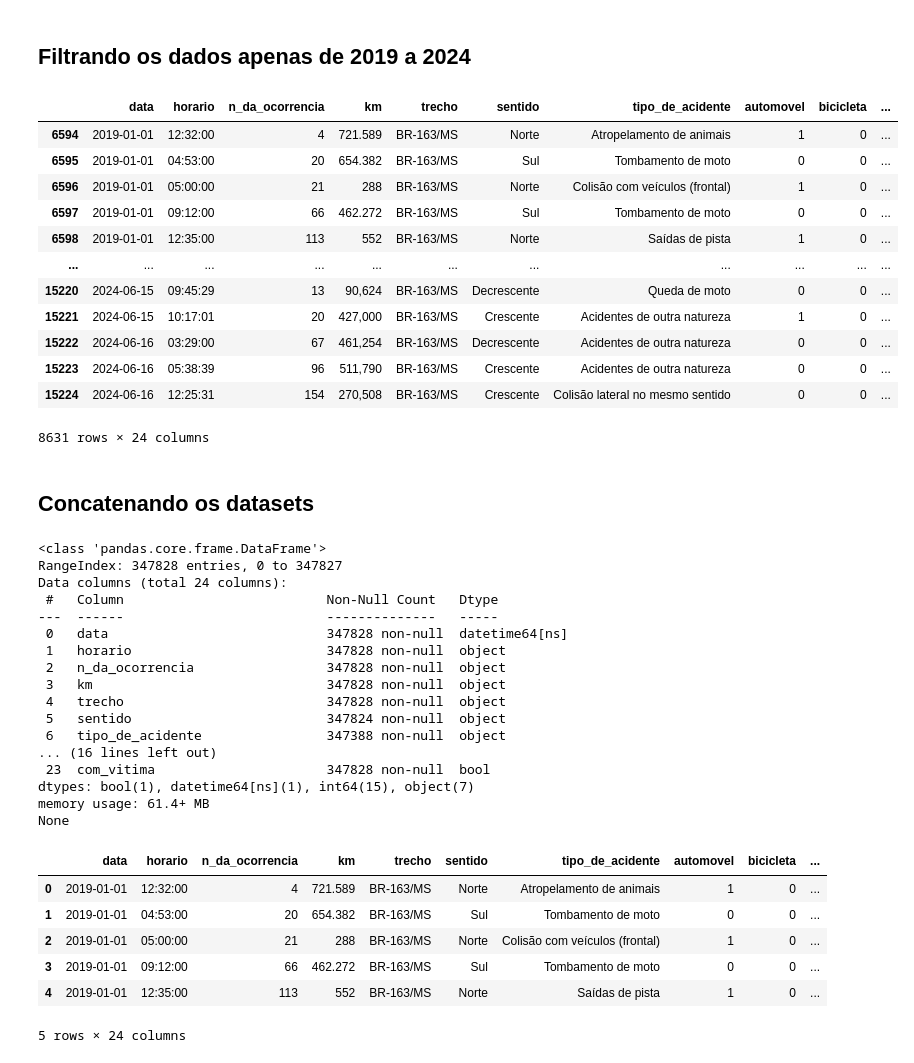
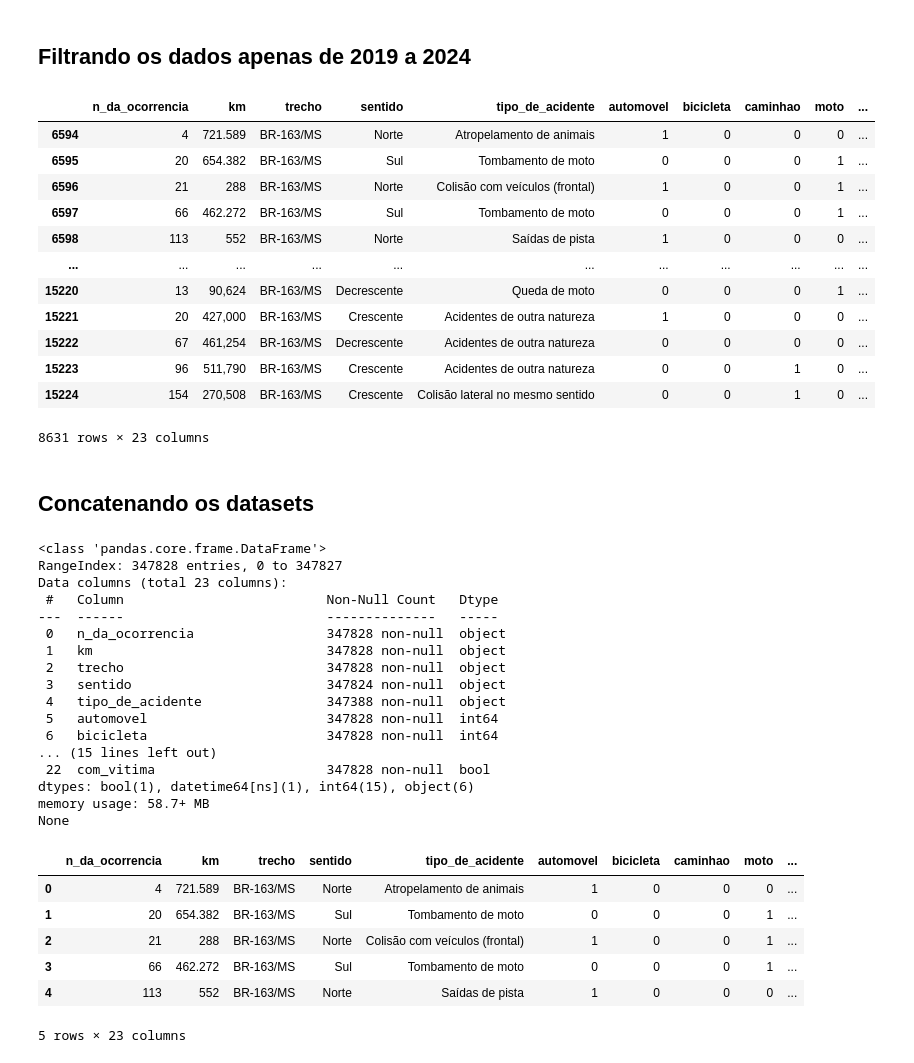
Before and after one commit to GuiBatalhoti/Dados_ANTT, a Jupyter notebook: acidentes.ipynb, the cells around one changed output. Drawn from its saved outputs; the diff is of its cells as text; code cells hidden in the pictures.

```diff
--- a/acidentes.ipynb
+++ b/acidentes.ipynb
@@ -52,29 +53,30 @@ dfs
 # %%
 # datas para datetime
 new_dfs = []
 for key, df in dfs.items():
     df['concessionaria'] = key
     df['data'] = pd.to_datetime(df['data'], format='%d/%m/%Y')
+    df['data_hora'] = pd.to_datetime(df['data'].astype(str) + ' ' + df['horario'], format='%Y-%m-%d %H:%M:%S')
     df['com_vitima'] = True if df['tipo_de_ocorrencia'].str.contains('com').any() else False
-    df.drop(columns=['tipo_de_ocorrencia'], inplace=True)
-    df = df[df['data'].dt.year >= 2019]
+    df.drop(columns=['tipo_de_ocorrencia','data','horario'], inplace=True)
+    df = df[df['data_hora'].dt.year >= 2019]
     new_dfs.append(df)
 
 new_dfs[0]
 # %% [output]
-|  | data | horario | n_da_ocorrencia | km | trecho | sentido | tipo_de_acidente | automovel | bicicleta | ... |
-| 6594 | 2019-01-01 | 12:32:00 | 4 | 721.589 | BR-163/MS | Norte | Atropelamento de animais | 1 | 0 | ... |
-| 6595 | 2019-01-01 | 04:53:00 | 20 | 654.382 | BR-163/MS | Sul | Tombamento de moto | 0 | 0 | ... |
-| 6596 | 2019-01-01 | 05:00:00 | 21 | 288 | BR-163/MS | Norte | Colisão com veículos (frontal) | 1 | 0 | ... |
-| 6597 | 2019-01-01 | 09:12:00 | 66 | 462.272 | BR-163/MS | Sul | Tombamento de moto | 0 | 0 | ... |
-| 6598 | 2019-01-01 | 12:35:00 | 113 | 552 | BR-163/MS | Norte | Saídas de pista | 1 | 0 | ... |
+|  | n_da_ocorrencia | km | trecho | sentido | tipo_de_acidente | automovel | bicicleta | caminhao | moto | ... |
+| 6594 | 4 | 721.589 | BR-163/MS | Norte | Atropelamento de animais | 1 | 0 | 0 | 0 | ... |
+| 6595 | 20 | 654.382 | BR-163/MS | Sul | Tombamento de moto | 0 | 0 | 0 | 1 | ... |
+| 6596 | 21 | 288 | BR-163/MS | Norte | Colisão com veículos (frontal) | 1 | 0 | 0 | 1 | ... |
+| 6597 | 66 | 462.272 | BR-163/MS | Sul | Tombamento de moto | 0 | 0 | 0 | 1 | ... |
+| 6598 | 113 | 552 | BR-163/MS | Norte | Saídas de pista | 1 | 0 | 0 | 0 | ... |
 | ... | ... | ... | ... | ... | ... | ... | ... | ... | ... | ... |
-| 15220 | 2024-06-15 | 09:45:29 | 13 | 90,624 | BR-163/MS | Decrescente | Queda de moto | 0 | 0 | ... |
-| 15221 | 2024-06-15 | 10:17:01 | 20 | 427,000 | BR-163/MS | Crescente | Acidentes de outra natureza | 1 | 0 | ... |
-| 15222 | 2024-06-16 | 03:29:00 | 67 | 461,254 | BR-163/MS | Decrescente | Acidentes de outra natureza | 0 | 0 | ... |
-| 15223 | 2024-06-16 | 05:38:39 | 96 | 511,790 | BR-163/MS | Crescente | Acidentes de outra natureza | 0 | 0 | ... |
-| 15224 | 2024-06-16 | 12:25:31 | 154 | 270,508 | BR-163/MS | Crescente | Colisão lateral no mesmo sentido | 0 | 0 | ... |
+| 15220 | 13 | 90,624 | BR-163/MS | Decrescente | Queda de moto | 0 | 0 | 0 | 1 | ... |
+| 15221 | 20 | 427,000 | BR-163/MS | Crescente | Acidentes de outra natureza | 1 | 0 | 0 | 0 | ... |
+| 15222 | 67 | 461,254 | BR-163/MS | Decrescente | Acidentes de outra natureza | 0 | 0 | 0 | 0 | ... |
+| 15223 | 96 | 511,790 | BR-163/MS | Crescente | Acidentes de outra natureza | 0 | 0 | 1 | 0 | ... |
+| 15224 | 154 | 270,508 | BR-163/MS | Crescente | Colisão lateral no mesmo sentido | 0 | 0 | 1 | 0 | ... |
-8631 rows × 24 columns
+8631 rows × 23 columns
 # %% [markdown]
 ## Concatenando os datasets
 # %%
@@ -85,28 +87,28 @@ df_final.head()
 # %% [output]
 <class 'pandas.core.frame.DataFrame'>
 RangeIndex: 347828 entries, 0 to 347827
-Data columns (total 24 columns):
+Data columns (total 23 columns):
  #   Column                          Non-Null Count   Dtype
 ---  ------                          --------------   -----
- 0   data                            347828 non-null  datetime64[ns]
- 1   horario                         347828 non-null  object
- 2   n_da_ocorrencia                 347828 non-null  object
- 3   km                              347828 non-null  object
- 4   trecho                          347828 non-null  object
- 5   sentido                         347824 non-null  object
- 6   tipo_de_acidente                347388 non-null  object
-... (16 lines left out)
- 23  com_vitima                      347828 non-null  bool
-dtypes: bool(1), datetime64[ns](1), int64(15), object(7)
-memory usage: 61.4+ MB
+ 0   n_da_ocorrencia                 347828 non-null  object
+ 1   km                              347828 non-null  object
+ 2   trecho                          347828 non-null  object
+ 3   sentido                         347824 non-null  object
+ 4   tipo_de_acidente                347388 non-null  object
+ 5   automovel                       347828 non-null  int64
+ 6   bicicleta                       347828 non-null  int64
+... (15 lines left out)
+ 22  com_vitima                      347828 non-null  bool
+dtypes: bool(1), datetime64[ns](1), int64(15), object(6)
+memory usage: 58.7+ MB
 None
-|  | data | horario | n_da_ocorrencia | km | trecho | sentido | tipo_de_acidente | automovel | bicicleta | ... |
-| 0 | 2019-01-01 | 12:32:00 | 4 | 721.589 | BR-163/MS | Norte | Atropelamento de animais | 1 | 0 | ... |
-| 1 | 2019-01-01 | 04:53:00 | 20 | 654.382 | BR-163/MS | Sul | Tombamento de moto | 0 | 0 | ... |
-| 2 | 2019-01-01 | 05:00:00 | 21 | 288 | BR-163/MS | Norte | Colisão com veículos (frontal) | 1 | 0 | ... |
-| 3 | 2019-01-01 | 09:12:00 | 66 | 462.272 | BR-163/MS | Sul | Tombamento de moto | 0 | 0 | ... |
-| 4 | 2019-01-01 | 12:35:00 | 113 | 552 | BR-163/MS | Norte | Saídas de pista | 1 | 0 | ... |
+|  | n_da_ocorrencia | km | trecho | sentido | tipo_de_acidente | automovel | bicicleta | caminhao | moto | ... |
+| 0 | 4 | 721.589 | BR-163/MS | Norte | Atropelamento de animais | 1 | 0 | 0 | 0 | ... |
+| 1 | 20 | 654.382 | BR-163/MS | Sul | Tombamento de moto | 0 | 0 | 0 | 1 | ... |
+| 2 | 21 | 288 | BR-163/MS | Norte | Colisão com veículos (frontal) | 1 | 0 | 0 | 1 | ... |
+| 3 | 66 | 462.272 | BR-163/MS | Sul | Tombamento de moto | 0 | 0 | 0 | 1 | ... |
+| 4 | 113 | 552 | BR-163/MS | Norte | Saídas de pista | 1 | 0 | 0 | 0 | ... |
-5 rows × 24 columns
+5 rows × 23 columns
 # %%
 import re
 def limpar_string(valor):
```
Also changed, not shown: parts of 11 cells of this notebook, 1 other file.
